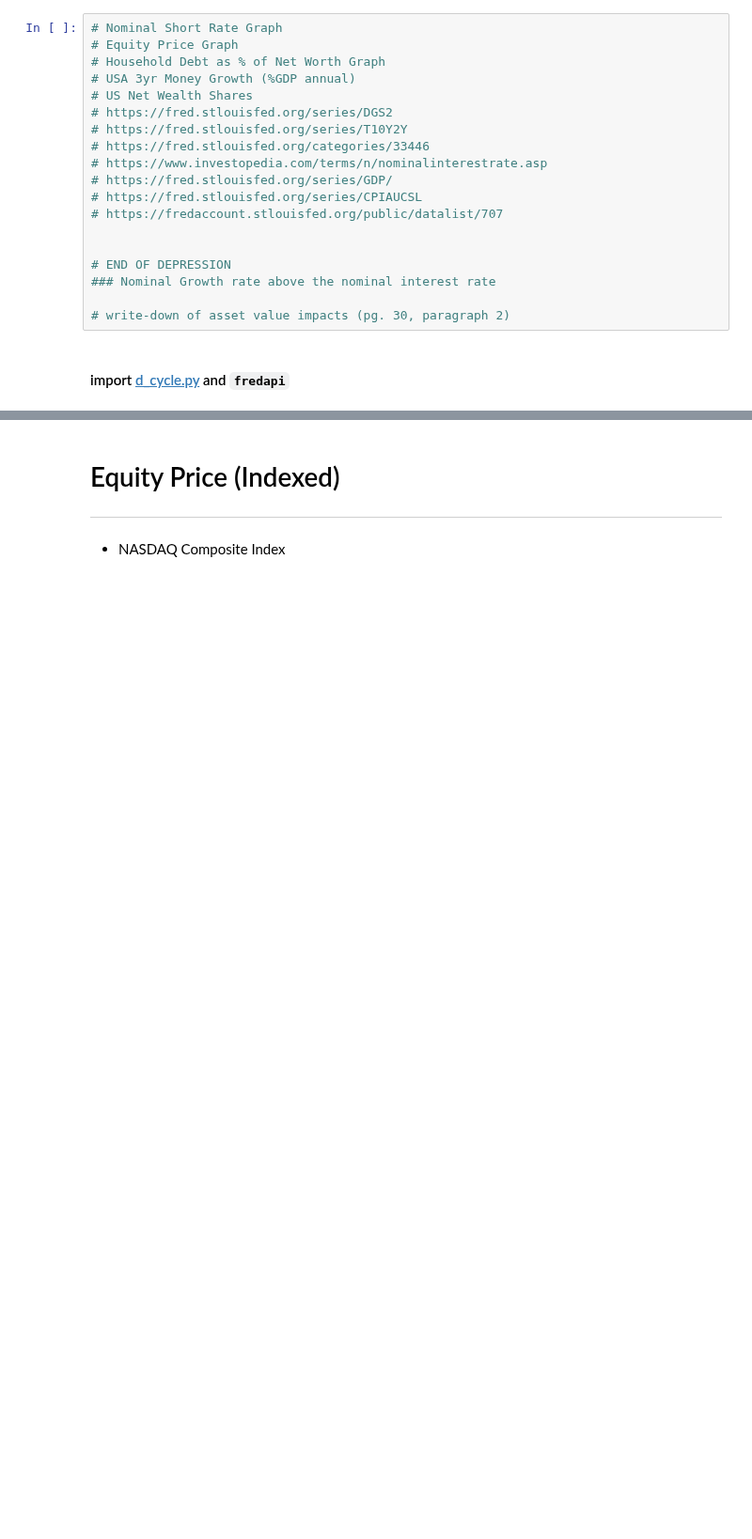
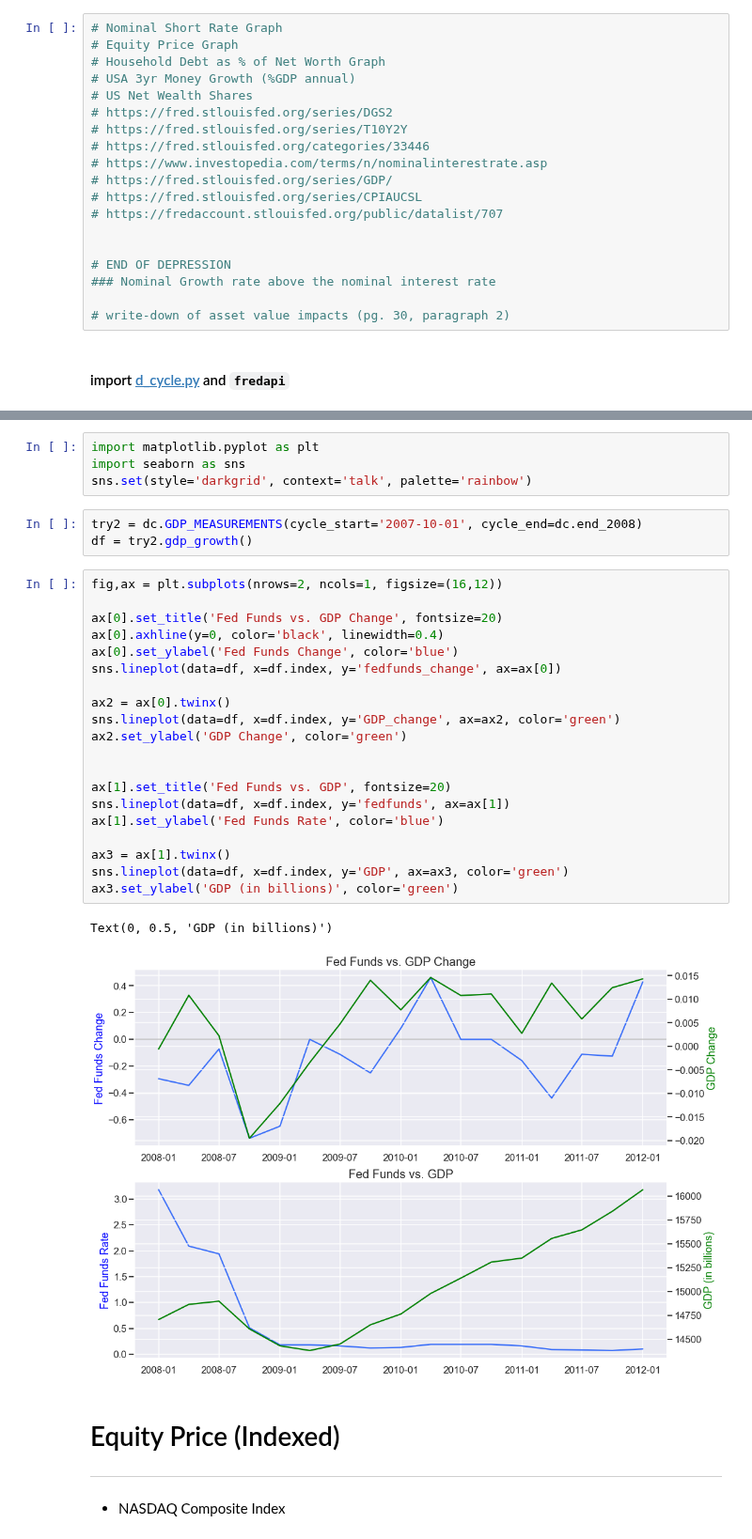
Before and after one commit to bridaniels/Principles_NavigatingBigDebtCrises, a Jupyter notebook: Part1/deflationDebtCycle/04_depression.ipynb, the cells around one changed output, grey strips where cells are left out. Shown at 94% size. Drawn from its saved outputs; the diff is of its cells as text; blank space fills up the shorter version.

```diff
--- a/Part1/deflationDebtCycle/04_depression.ipynb
+++ b/Part1/deflationDebtCycle/04_depression.ipynb
@@ -109,3 +99,33 @@ whole_cycle = dc.PLOTTING(start=dc.start_2008, end=dc.end_2008)
+# %%
+import matplotlib.pyplot as plt
+import seaborn as sns
+sns.set(style='darkgrid', context='talk', palette='rainbow')
+# %%
+try2 = dc.GDP_MEASUREMENTS(cycle_start='2007-10-01', cycle_end=dc.end_2008)
+df = try2.gdp_growth()
+# %%
+fig,ax = plt.subplots(nrows=2, ncols=1, figsize=(16,12))
+
+ax[0].set_title('Fed Funds vs. GDP Change', fontsize=20)
+ax[0].axhline(y=0, color='black', linewidth=0.4)
+ax[0].set_ylabel('Fed Funds Change', color='blue')
+sns.lineplot(data=df, x=df.index, y='fedfunds_change', ax=ax[0])
+
+ax2 = ax[0].twinx()
+sns.lineplot(data=df, x=df.index, y='GDP_change', ax=ax2, color='green')
+ax2.set_ylabel('GDP Change', color='green')
+
+
+ax[1].set_title('Fed Funds vs. GDP', fontsize=20)
+sns.lineplot(data=df, x=df.index, y='fedfunds', ax=ax[1])
+ax[1].set_ylabel('Fed Funds Rate', color='blue')
+
+ax3 = ax[1].twinx()
+sns.lineplot(data=df, x=df.index, y='GDP', ax=ax3, color='green')
+ax3.set_ylabel('GDP (in billions)', color='green')
+# %% [output]
+Text(0, 0.5, 'GDP (in billions)')
+[figure, added]
 # %% [markdown]
 # Equity Price (Indexed)
 ---
```
Also changed, not shown: parts of 14 cells of this notebook, 1 other file.
